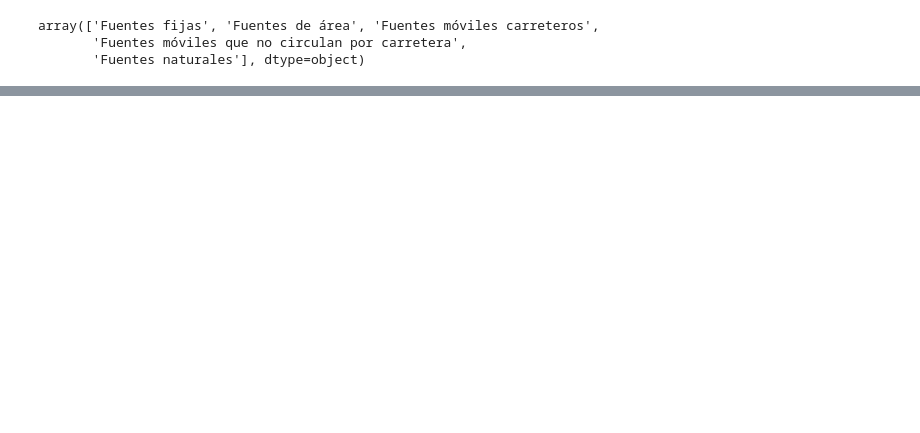
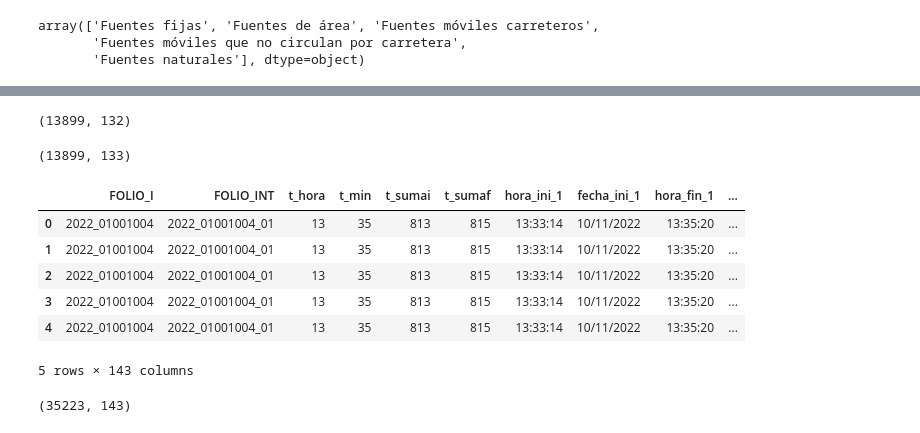
Before and after one commit to JuanPabloDP/Environmental-pollution-and-health-GBN, a Jupyter notebook: scripts/visualizacion.ipynb, the cells around one changed output, grey strips where cells are left out. Cells and saved outputs as stored; diff of their text form; code cells hidden in the pictures; blank space fills up the shorter version.

```diff
--- a/scripts/visualizacion.ipynb
+++ b/scripts/visualizacion.ipynb
@@ -149,0 +205,3 @@ array(['Fuentes fijas', 'Fuentes de área', 'Fuentes móviles carreteros',
+# %%
+socioDemoMun=socioDemo[["FOLIO_INT","desc_mun1"]]
+socioDemoMun.head()
@@ -149,0 +215,3 @@ array(['Fuentes fijas', 'Fuentes de área', 'Fuentes móviles carreteros',
+# %%
+dataMuestras=pd.merge(muestraSangre, socioDemoMun, on='FOLIO_INT', how='inner')
+dataMuestras.head()
@@ -149,0 +226,25 @@ array(['Fuentes fijas', 'Fuentes de área', 'Fuentes móviles carreteros',
+# %%
+dataMuestras.rename(columns={'desc_mun1': 'Municipio'}, inplace=True)
+# %%
+muestraSangre.shape
+# %% [output]
+(13899, 132)
+# %%
+dataMuestras.shape
+# %% [output]
+(13899, 133)
+# %%
+data=pd.merge(dataMuestras, contaminantes, on='Municipio', how='inner')
+data.head()
+# %% [output]
+|  | FOLIO_I | FOLIO_INT | t_hora | t_min | t_sumai | t_sumaf | hora_ini_1 | fecha_ini_1 | hora_fin_1 | ... |
+| 0 | 2022_01001004 | 2022_01001004_01 | 13 | 35 | 813 | 815 | 13:33:14 | 10/11/2022 | 13:35:20 | ... |
+| 1 | 2022_01001004 | 2022_01001004_01 | 13 | 35 | 813 | 815 | 13:33:14 | 10/11/2022 | 13:35:20 | ... |
+| 2 | 2022_01001004 | 2022_01001004_01 | 13 | 35 | 813 | 815 | 13:33:14 | 10/11/2022 | 13:35:20 | ... |
+| 3 | 2022_01001004 | 2022_01001004_01 | 13 | 35 | 813 | 815 | 13:33:14 | 10/11/2022 | 13:35:20 | ... |
+| 4 | 2022_01001004 | 2022_01001004_01 | 13 | 35 | 813 | 815 | 13:33:14 | 10/11/2022 | 13:35:20 | ... |
+5 rows × 143 columns
+# %%
+data.shape
+# %% [output]
+(35223, 143)
```
Also changed, not shown: parts of 14 cells of this notebook.
